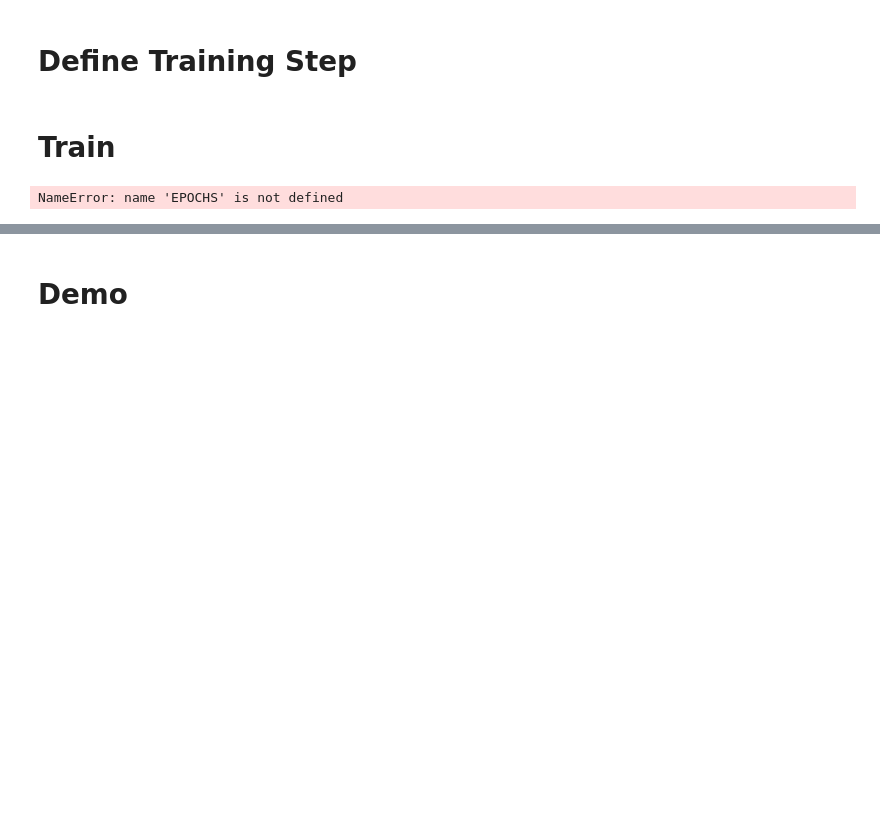
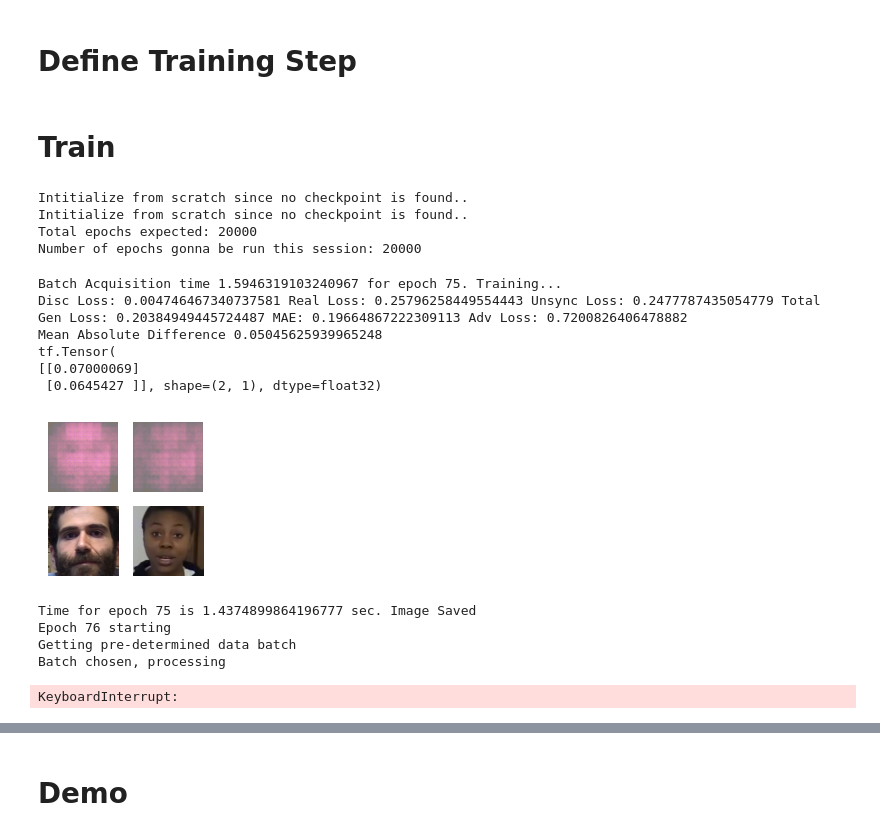
Before and after one commit to BasicallyOk/deepfake-lip-sync, a Jupyter notebook: train_GAN.ipynb, the cells around one changed output, grey strips where cells are left out. Saved outputs shown, nothing was run; the diff lists cells and outputs as text; code cells hidden in the pictures; blank space fills up the shorter version.

Commit message:
Implemented checkpoint system for the GAN.

```diff
--- a/train_GAN.ipynb
+++ b/train_GAN.ipynb
@@ -269,3 +275,23 @@ To enable them in other operations, rebuild TensorFlow with the appropriate comp
+# %%
+project_path = get_path()
+save_checkpoint_path = "checkpoints"
+save_checkpoint_path = os.path.join(project_path, save_checkpoint_path)
+
+ckpt_qual_disc = tf.train.Checkpoint(qual_disc)
+ckpt_gen = tf.train.Checkpoint(gen)
+
+manager_qual_disc = tf.train.CheckpointManager(ckpt_qual_disc, save_checkpoint_path, max_to_keep=EPOCHS)
+manager_gen = tf.train.CheckpointManager(ckpt_gen, save_checkpoint_path, max_to_keep=EPOCHS)
+
+def restore_checkpoint(ckpt, manager):
+    ckpt.restore(manager.latest_checkpoint)
+    if manager.latest_checkpoint:
+        number = re.match(pattern=r".*(.*(\d)$)", string=str(manager.latest_checkpoint))[1]
+        print(f"Restored from {manager.latest_checkpoint}")
+        return int(number)
+    else:
+        print("Intitialize from scratch since no checkpoint is found..")
+        return 0
 # %% [markdown]
 # Testing Parameters
 # %%
@@ -341,20 +367,45 @@ def train_in_batch(batch, epoch):
     # if (epoch+1) % 15 == 0:
     #     checkpoint.save(file_prefix = checkpoint_prefix)
     print('Time for epoch {} is {} sec. Image Saved'.format(epoch+1, time.time()-start))
+# %%
+saved_interval = 500
+epochs_passed = (restore_checkpoint(ckpt_qual_disc, manager_qual_disc) - 1) * saved_interval
+if epochs_passed < 0:
+    epochs_passed = 0
+restore_checkpoint(ckpt_gen, manager_gen)
+num_loops = EPOCHS - epochs_passed
+print(f"Total epochs expected earlier: {EPOCHS}\nNumber of epochs gonna be run this session: {num_loops}")
+# %% [output]
+Intitialize from scratch since no checkpoint is found..
+Intitialize from scratch since no checkpoint is found..
+Total epochs expected: 20000
+Number of epochs gonna be run this session: 20000
 # %%
-for epoch in range(EPOCHS):
-    if epoch % 1000 == 0: # Save every 100 epochs
-        gen.save('./saved_models/generator/khoa20000epochs')
+
+for epoch in range(num_loops):
+    if epoch % 1000 == 0: # Save every 1000 epochs
+        gen.save('./saved_models/generator/khoa20000epochs_modified')
+
+    if epoch % saved_interval == 0: # Checkpoint every 100 epochs. 10 for testing.
+        manager_qual_disc.save()
+        manager_gen.save()
 
     print("Epoch {} starting".format(epoch+1))
     start = time.time()
     batch = get_batch(epoch)
     display.clear_output(wait=True)
     print(f"Batch Acquisition time {time.time() - start} for epoch {epoch + 1}. Training...")
     train_in_batch(batch, epoch)
-
-display.clear_output(wait=True)
-gen.save('./saved_models/generator/khoa20000epochs')
-generate_and_save_images(gen, epoch + 1, test_img_arrs, test_img_concats, test_audio_arrs) # Maybe my face?
 # %% [output]
-NameError: name 'EPOCHS' is not defined
+Batch Acquisition time 1.5946319103240967 for epoch 75. Training...
+Disc Loss: 0.004746467340737581 Real Loss: 0.25796258449554443 Unsync Loss: 0.2477787435054779 Total Gen Loss: 0.20384949445724487 MAE: 0.19664867222309113 Adv Loss: 0.7200826406478882
+Mean Absolute Difference 0.05045625939965248
+tf.Tensor(
+[[0.07000069]
+ [0.0645427 ]], shape=(2, 1), dtype=float32)
+[figure, added]
+Time for epoch 75 is 1.4374899864196777 sec. Image Saved
+Epoch 76 starting
+Getting pre-determined data batch
+Batch chosen, processing
+KeyboardInterrupt:
```
Also changed, not shown: parts of 5 cells of this notebook, 5 other files.
